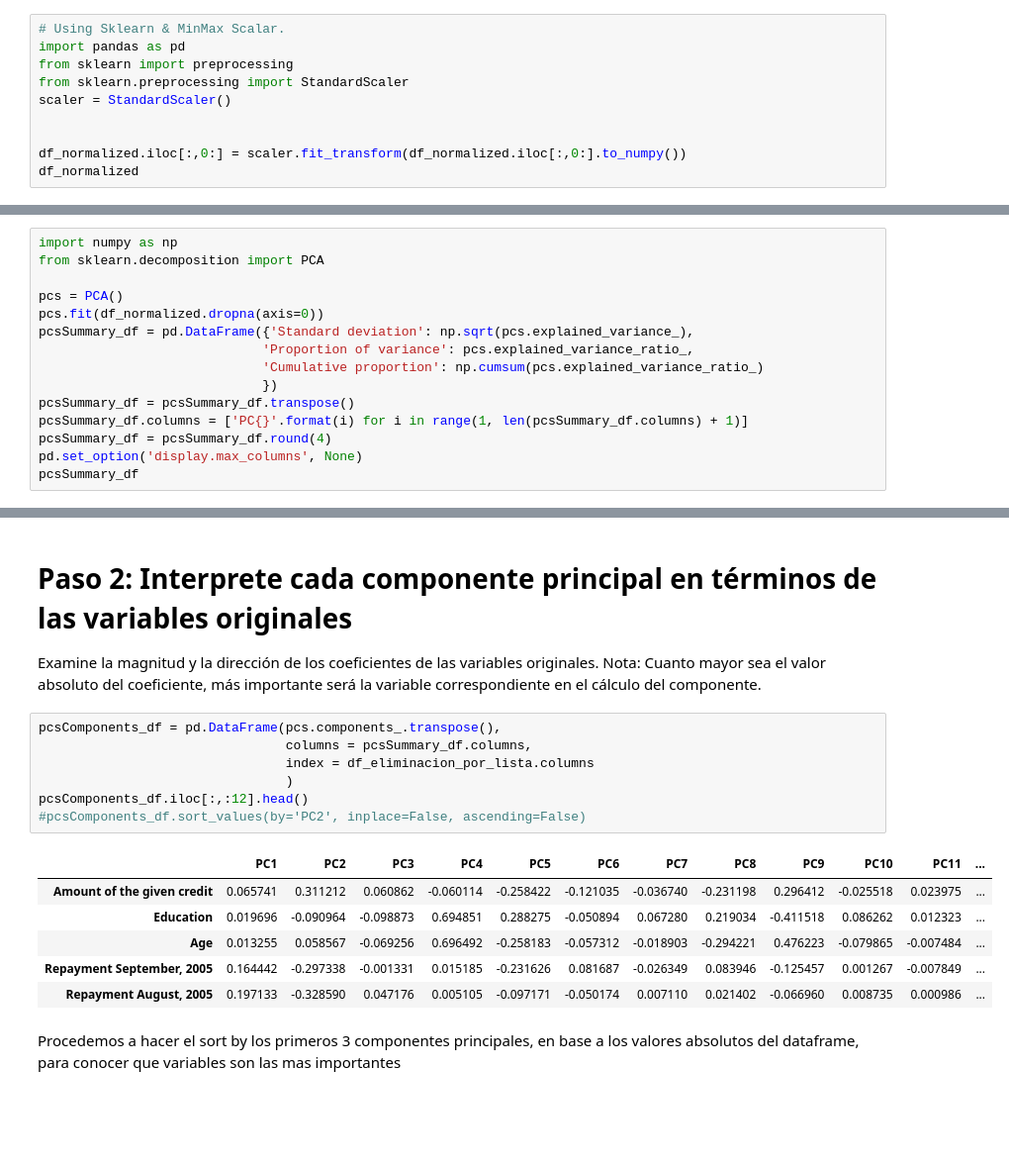
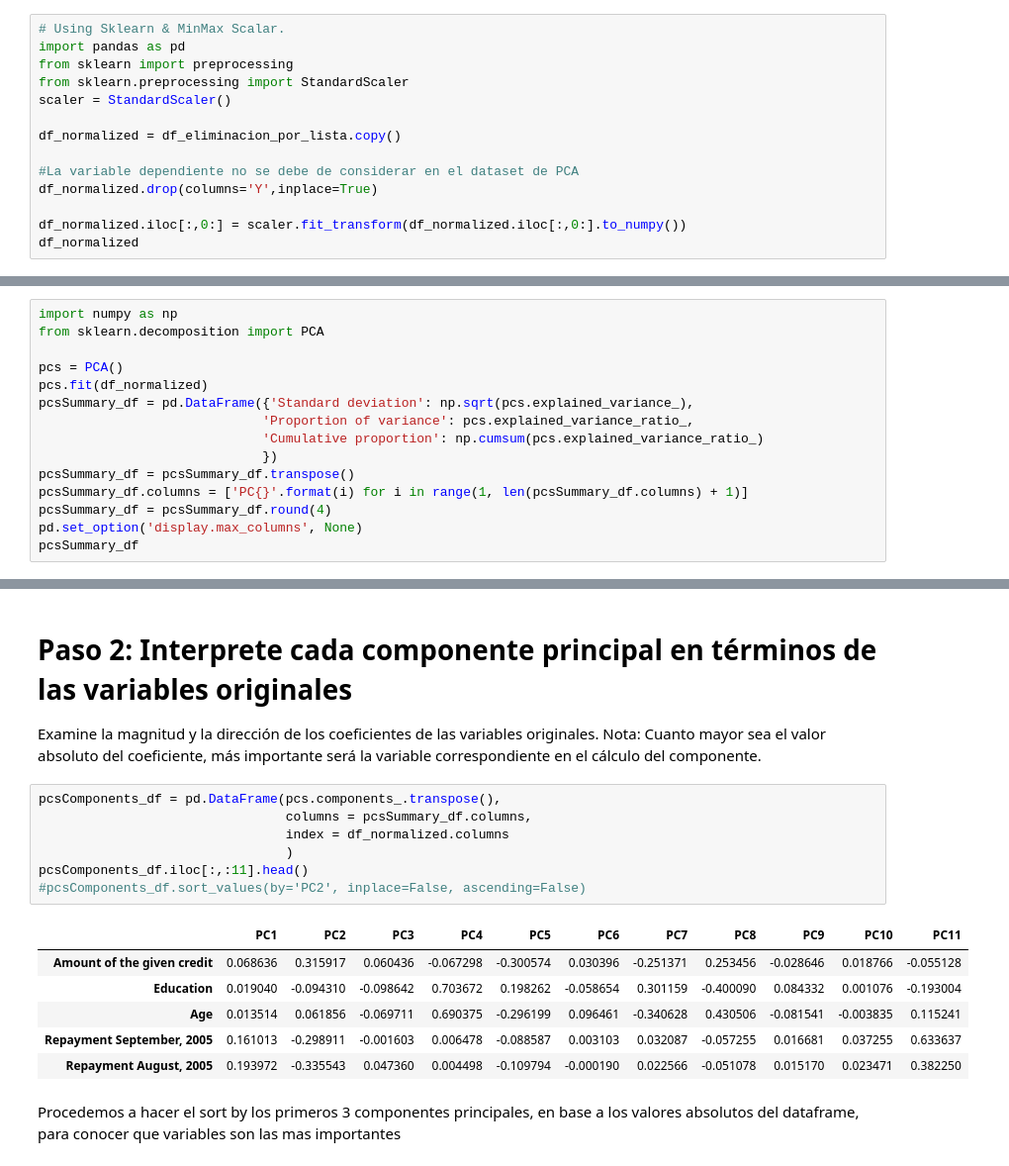
Before and after one commit to PosgradoMNA/actividades-del-projecto-equipo_167, a Jupyter notebook: Actividad Semanal -- 4.ipynb, the cells around one changed output, grey strips where cells are left out. Shown: that part at 99% size. Saved outputs shown, nothing was run; the diff lists cells and outputs as text; blank space fills up the shorter version.

```diff
--- a/Actividad Semanal -- 4.ipynb
+++ b/Actividad Semanal -- 4.ipynb
@@ -200,6 +199,10 @@ from sklearn import preprocessing
 from sklearn.preprocessing import StandardScaler
 scaler = StandardScaler()
 
+df_normalized = df_eliminacion_por_lista.copy()
+
+#La variable dependiente no se debe de considerar en el dataset de PCA
+df_normalized.drop(columns='Y',inplace=True)
 
 df_normalized.iloc[:,0:] = scaler.fit_transform(df_normalized.iloc[:,0:].to_numpy())
 df_normalized
@@ -233,7 +236,7 @@ import numpy as np
 from sklearn.decomposition import PCA
 
 pcs = PCA()
-pcs.fit(df_normalized.dropna(axis=0))
+pcs.fit(df_normalized)
 pcsSummary_df = pd.DataFrame({'Standard deviation': np.sqrt(pcs.explained_variance_),
                              'Proportion of variance': pcs.explained_variance_ratio_,
                              'Cumulative proportion': np.cumsum(pcs.explained_variance_ratio_)
@@ -301,17 +304,17 @@ Nota: Cuanto mayor sea el valor absoluto del coeficiente, más importante será
 # %%
 pcsComponents_df = pd.DataFrame(pcs.components_.transpose(),
                                 columns = pcsSummary_df.columns,
-                                index = df_eliminacion_por_lista.columns
+                                index = df_normalized.columns
                                 )
-pcsComponents_df.iloc[:,:12].head()
+pcsComponents_df.iloc[:,:11].head()
 #pcsComponents_df.sort_values(by='PC2', inplace=False, ascending=False)
 # %% [output]
-|  | PC1 | PC2 | PC3 | PC4 | PC5 | PC6 | PC7 | PC8 | PC9 | PC10 | PC11 | ... |
-| Amount of the given credit | 0.065741 | 0.311212 | 0.060862 | -0.060114 | -0.258422 | -0.121035 | -0.036740 | -0.231198 | 0.296412 | -0.025518 | 0.023975 | ... |
-| Education | 0.019696 | -0.090964 | -0.098873 | 0.694851 | 0.288275 | -0.050894 | 0.067280 | 0.219034 | -0.411518 | 0.086262 | 0.012323 | ... |
-| Age | 0.013255 | 0.058567 | -0.069256 | 0.696492 | -0.258183 | -0.057312 | -0.018903 | -0.294221 | 0.476223 | -0.079865 | -0.007484 | ... |
-| Repayment September, 2005 | 0.164442 | -0.297338 | -0.001331 | 0.015185 | -0.231626 | 0.081687 | -0.026349 | 0.083946 | -0.125457 | 0.001267 | -0.007849 | ... |
-| Repayment August, 2005 | 0.197133 | -0.328590 | 0.047176 | 0.005105 | -0.097171 | -0.050174 | 0.007110 | 0.021402 | -0.066960 | 0.008735 | 0.000986 | ... |
+|  | PC1 | PC2 | PC3 | PC4 | PC5 | PC6 | PC7 | PC8 | PC9 | PC10 | PC11 |
+| Amount of the given credit | 0.068636 | 0.315917 | 0.060436 | -0.067298 | -0.300574 | 0.030396 | -0.251371 | 0.253456 | -0.028646 | 0.018766 | -0.055128 |
+| Education | 0.019040 | -0.094310 | -0.098642 | 0.703672 | 0.198262 | -0.058654 | 0.301159 | -0.400090 | 0.084332 | 0.001076 | -0.193004 |
+| Age | 0.013514 | 0.061856 | -0.069711 | 0.690375 | -0.296199 | 0.096461 | -0.340628 | 0.430506 | -0.081541 | -0.003835 | 0.115241 |
+| Repayment September, 2005 | 0.161013 | -0.298911 | -0.001603 | 0.006478 | -0.088587 | 0.003103 | 0.032087 | -0.057255 | 0.016681 | 0.037255 | 0.633637 |
+| Repayment August, 2005 | 0.193972 | -0.335543 | 0.047360 | 0.004498 | -0.109794 | -0.000190 | 0.022566 | -0.051078 | 0.015170 | 0.023471 | 0.382250 |
 # %% [markdown]
 Procedemos a hacer el sort by los primeros 3 componentes principales, en base a los valores absolutos del dataframe, para conocer que variables son las mas importantes
 # %%
```
Also changed, not shown: parts of 23 cells of this notebook.
